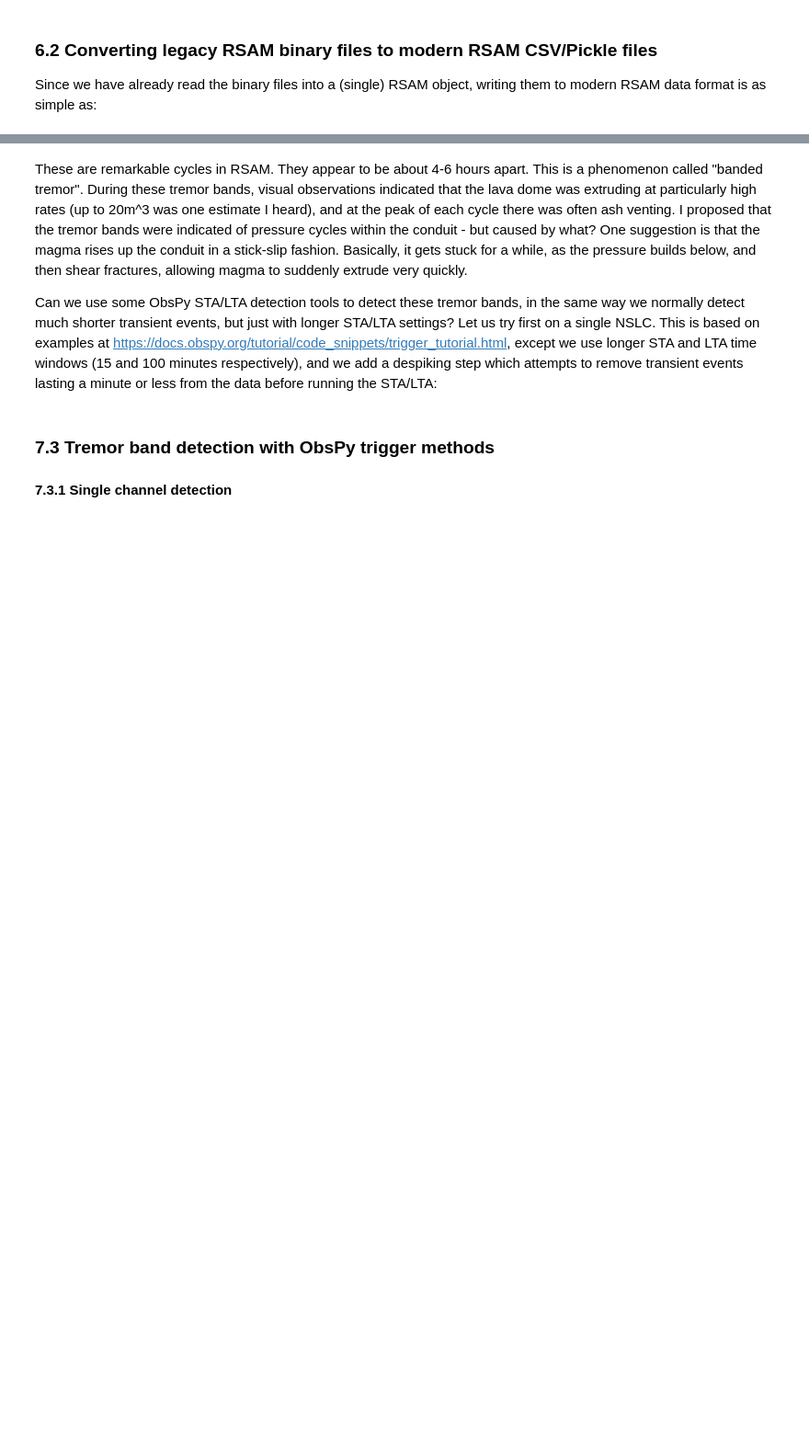
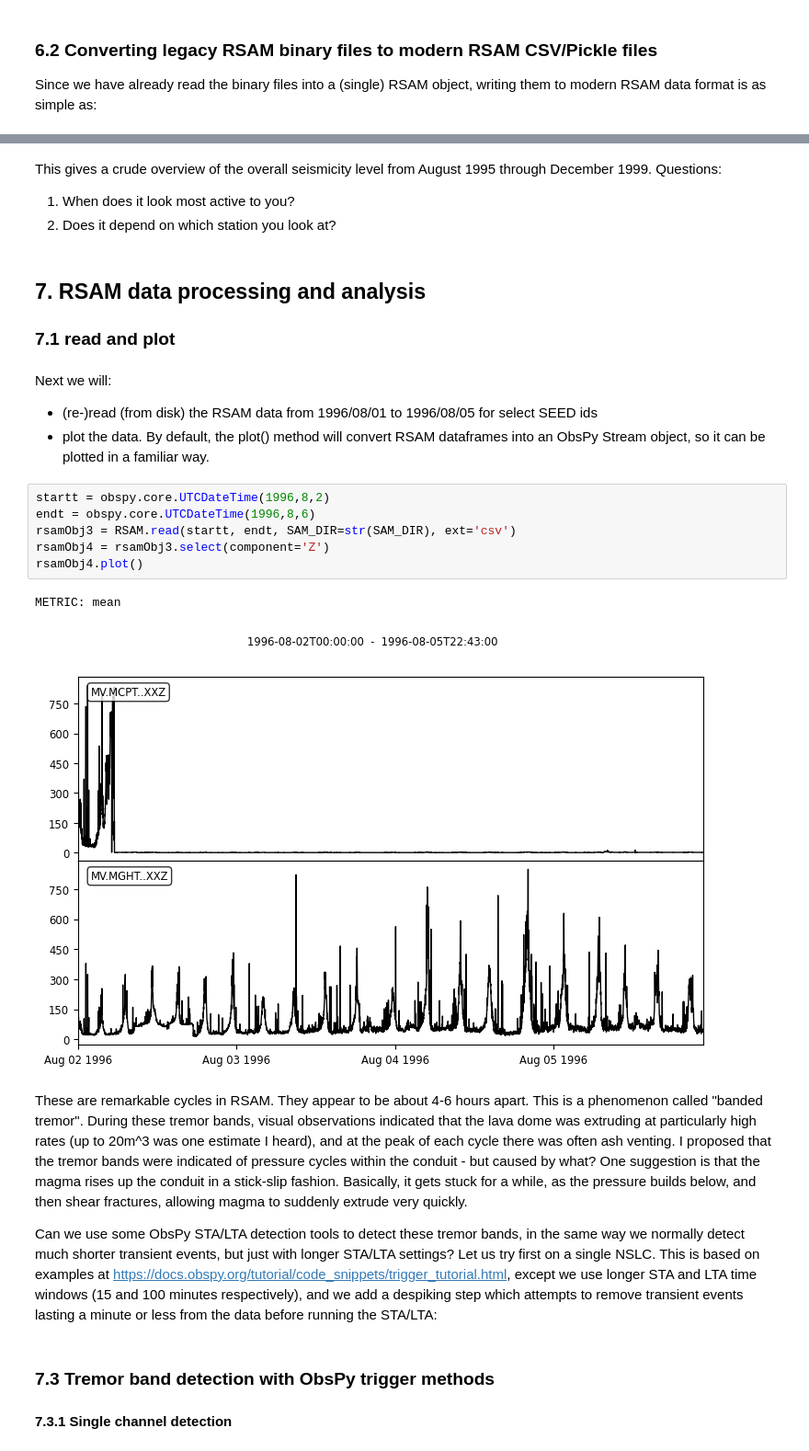
Before and after one commit to gthompson/CompSciS26, a Jupyter notebook: week10/101_RSAM.ipynb, the cells around one changed output, grey strips where cells are left out. Shown at 92% size. Drawn from its saved outputs; the diff is of its cells as text; blank space fills up the shorter version.

```diff
--- a/week10/101_RSAM.ipynb
+++ b/week10/101_RSAM.ipynb
@@ -306,3 +512,25 @@ rsamObj2.plot()
+# %% [markdown]
+This gives a crude overview of the overall seismicity level from August 1995 through December 1999.
+Questions:
+1. When does it look most active to you?
+2. Does it depend on which station you look at?
+# %% [markdown]
+## 7. RSAM data processing and analysis
+
+### 7.1 read and plot
+# %% [markdown]
+Next we will:
+- (re-)read (from disk) the RSAM data from 1996/08/01 to 1996/08/05 for select SEED ids
+- plot the data. By default, the plot() method will convert RSAM dataframes into an ObsPy Stream object, so it can be plotted in a familiar way.
+# %%
+startt = obspy.core.UTCDateTime(1996,8,2)
+endt = obspy.core.UTCDateTime(1996,8,6)
+rsamObj3 = RSAM.read(startt, endt, SAM_DIR=str(SAM_DIR), ext='csv')
+rsamObj4 = rsamObj3.select(component='Z')
+rsamObj4.plot()
+# %% [output]
+METRIC: mean
+[figure, added]
 # %% [markdown]
 These are remarkable cycles in RSAM. They appear to be about 4-6 hours apart. This is a phenomenon called "banded tremor". During these tremor bands, visual observations indicated that the lava dome was extruding at particularly high rates (up to 20m^3 was one estimate I heard), and at the peak of each cycle there was often ash venting. I proposed that the tremor bands were indicated of pressure cycles within the conduit - but caused by what?
 One suggestion is that the magma rises up the conduit in a stick-slip fashion. Basically, it gets stuck for a while, as the pressure builds below, and then shear fractures, allowing magma to suddenly extrude very quickly.
```
Also changed, not shown: parts of 36 cells of this notebook.
